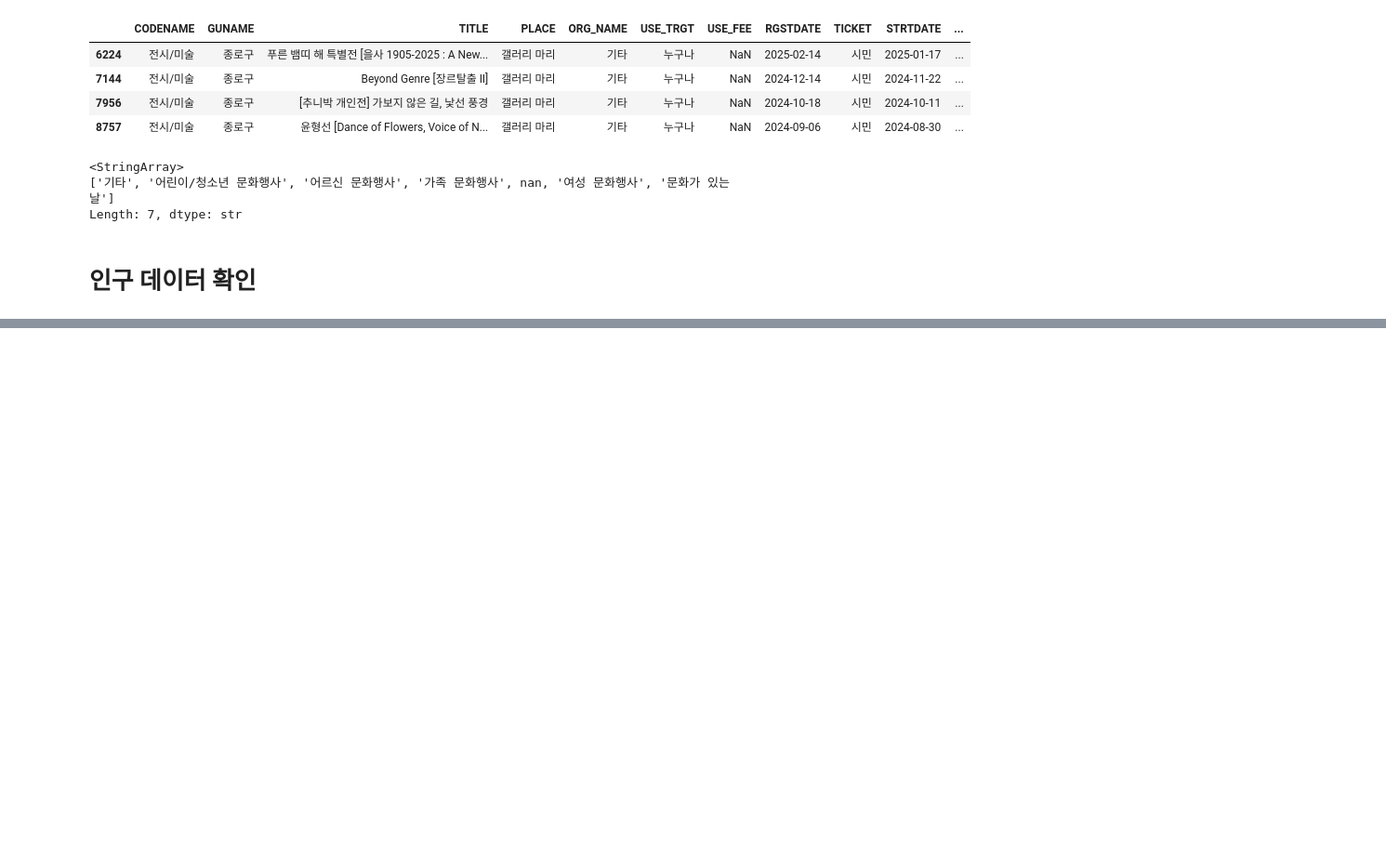
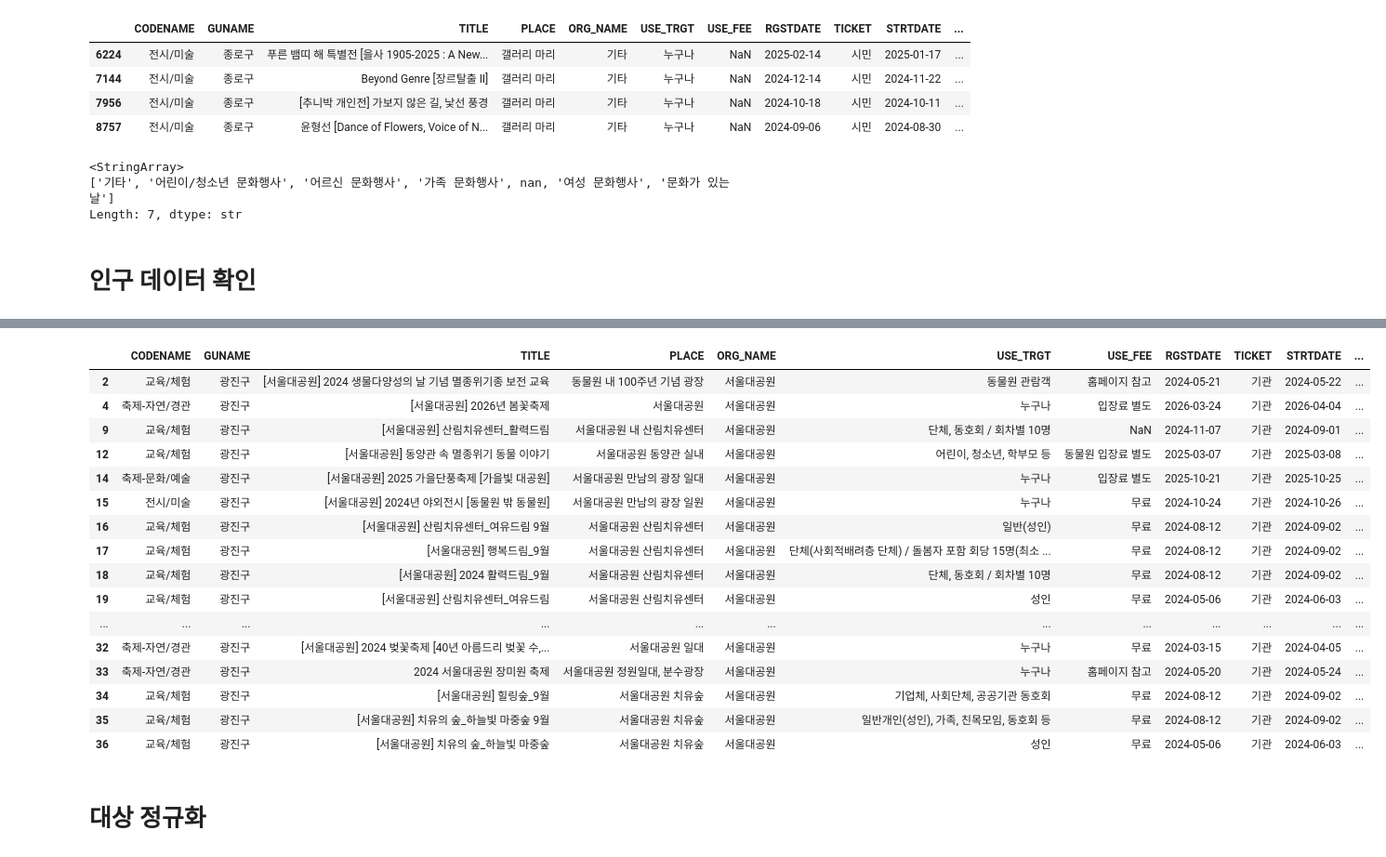
Before and after one commit to kkw5389-collab/sprint_mission17, a Jupyter notebook: notebooks/mission17.ipynb, the cells around one changed output, grey strips where cells are left out. Shown at 93% size. Drawn from its saved outputs; the diff is of its cells as text; code cells hidden in the pictures; blank space fills up the shorter version.

```diff
--- a/notebooks/mission17.ipynb
+++ b/notebooks/mission17.ipynb
@@ -628,0 +634,32 @@ for year, df in population_dfs.items():
+# %%
+client = bigquery.Client(
+    project="sprint-mission17"
+)
+# %%
+query = """
+SELECT *
+FROM `sprint-mission17.mission17_kkw.cultural`
+"""
+
+df_cultural = client.query(query).to_dataframe()
+
+query2024 = """
+SELECT *
+FROM `sprint-mission17.mission17_kkw.p_2024`
+"""
+
+df_p2024 = client.query(query2024).to_dataframe()
+
+query2025 = """
+SELECT *
+FROM `sprint-mission17.mission17_kkw.p_2025`
+"""
+
+df_p2025 = client.query(query2025).to_dataframe()
+
+query2026 = """
+SELECT *
+FROM `sprint-mission17.mission17_kkw.p_2026`
+"""
+
+df_p2026 = client.query(query2026).to_dataframe()
@@ -628,0 +768,22 @@ for year, df in population_dfs.items():
+# %%
+df_cultural[df_cultural['THEMECODE'] == '기타'].head(20)
+# %% [output]
+|  | CODENAME | GUNAME | TITLE | PLACE | ORG_NAME | USE_TRGT | USE_FEE | RGSTDATE | TICKET | STRTDATE | ... |
+| 2 | 교육/체험 | 광진구 | [서울대공원] 2024 생물다양성의 날 기념 멸종위기종 보전 교육 | 동물원 내 100주년 기념 광장 | 서울대공원 | 동물원 관람객 | 홈페이지 참고 | 2024-05-21 | 기관 | 2024-05-22 | ... |
+| 4 | 축제-자연/경관 | 광진구 | [서울대공원] 2026년 봄꽃축제 | 서울대공원 | 서울대공원 | 누구나 | 입장료 별도 | 2026-03-24 | 기관 | 2026-04-04 | ... |
+| 9 | 교육/체험 | 광진구 | [서울대공원] 산림치유센터_활력드림 | 서울대공원 내 산림치유센터 | 서울대공원 | 단체, 동호회 / 회차별 10명 | NaN | 2024-11-07 | 기관 | 2024-09-01 | ... |
+| 12 | 교육/체험 | 광진구 | [서울대공원] 동양관 속 멸종위기 동물 이야기 | 서울대공원 동양관 실내 | 서울대공원 | 어린이, 청소년, 학부모 등 | 동물원 입장료 별도 | 2025-03-07 | 기관 | 2025-03-08 | ... |
+| 14 | 축제-문화/예술 | 광진구 | [서울대공원] 2025 가을단풍축제 [가을빛 대공원] | 서울대공원 만남의 광장 일대 | 서울대공원 | 누구나 | 입장료 별도 | 2025-10-21 | 기관 | 2025-10-25 | ... |
+| 15 | 전시/미술 | 광진구 | [서울대공원] 2024년 야외전시 [동물원 밖 동물원] | 서울대공원 만남의 광장 일원 | 서울대공원 | 누구나 | 무료 | 2024-10-24 | 기관 | 2024-10-26 | ... |
+| 16 | 교육/체험 | 광진구 | [서울대공원] 산림치유센터_여유드림 9월 | 서울대공원 산림치유센터 | 서울대공원 | 일반(성인) | 무료 | 2024-08-12 | 기관 | 2024-09-02 | ... |
+| 17 | 교육/체험 | 광진구 | [서울대공원] 행복드림_9월 | 서울대공원 산림치유센터 | 서울대공원 | 단체(사회적배려층 단체) / 돌봄자 포함 회당 15명(최소 ... | 무료 | 2024-08-12 | 기관 | 2024-09-02 | ... |
+| 18 | 교육/체험 | 광진구 | [서울대공원] 2024 활력드림_9월 | 서울대공원 산림치유센터 | 서울대공원 | 단체, 동호회 / 회차별 10명 | 무료 | 2024-08-12 | 기관 | 2024-09-02 | ... |
+| 19 | 교육/체험 | 광진구 | [서울대공원] 산림치유센터_여유드림 | 서울대공원 산림치유센터 | 서울대공원 | 성인 | 무료 | 2024-05-06 | 기관 | 2024-06-03 | ... |
+| ... | ... | ... | ... | ... | ... | ... | ... | ... | ... | ... | ... |
+| 32 | 축제-자연/경관 | 광진구 | [서울대공원] 2024 벚꽃축제 [40년 아름드리 벚꽃 수,... | 서울대공원 일대 | 서울대공원 | 누구나 | 무료 | 2024-03-15 | 기관 | 2024-04-05 | ... |
+| 33 | 축제-자연/경관 | 광진구 | 2024 서울대공원 장미원 축제 | 서울대공원 정원일대, 분수광장 | 서울대공원 | 누구나 | 홈페이지 참고 | 2024-05-20 | 기관 | 2024-05-24 | ... |
+| 34 | 교육/체험 | 광진구 | [서울대공원] 힐링숲_9월 | 서울대공원 치유숲 | 서울대공원 | 기업체, 사회단체, 공공기관 동호회 | 무료 | 2024-08-12 | 기관 | 2024-09-02 | ... |
+| 35 | 교육/체험 | 광진구 | [서울대공원] 치유의 숲_하늘빛 마중숲 9월 | 서울대공원 치유숲 | 서울대공원 | 일반개인(성인), 가족, 친목모임, 동호회 등 | 무료 | 2024-08-12 | 기관 | 2024-09-02 | ... |
+| 36 | 교육/체험 | 광진구 | [서울대공원] 치유의 숲_하늘빛 마중숲 | 서울대공원 치유숲 | 서울대공원 | 성인 | 무료 | 2024-05-06 | 기관 | 2024-06-03 | ... |
+# %% [markdown]
+# 대상 정규화
```
Also changed, not shown: parts of 18 cells of this notebook.
